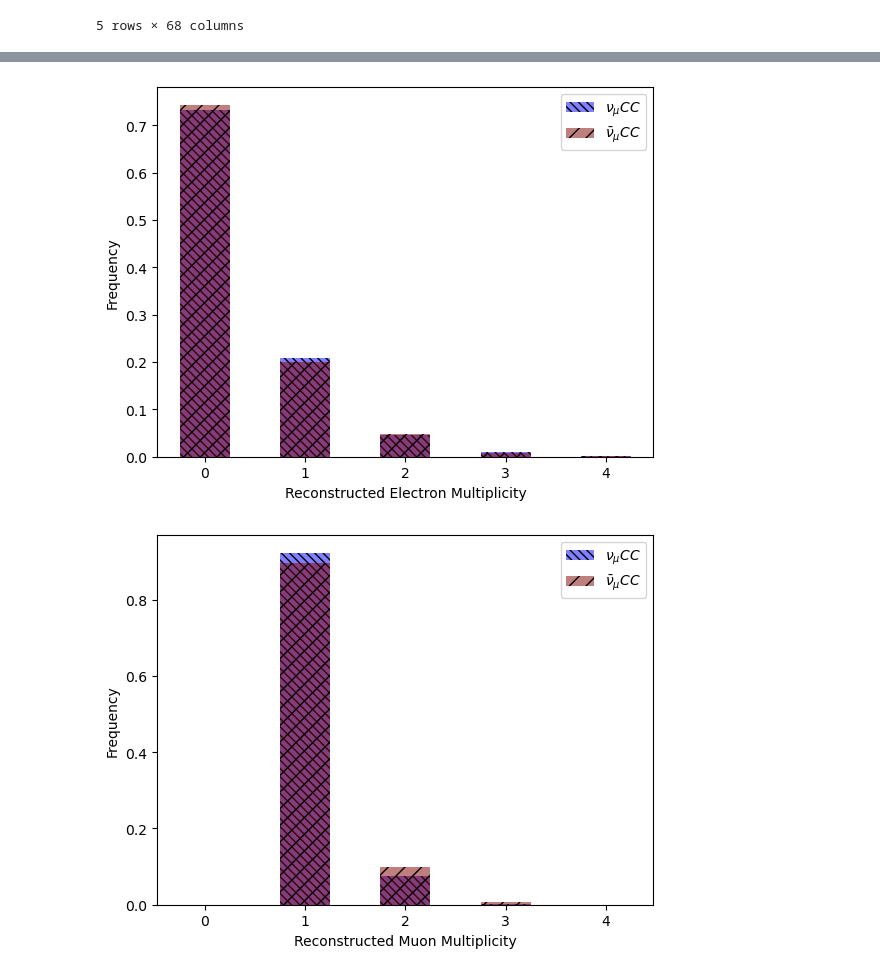
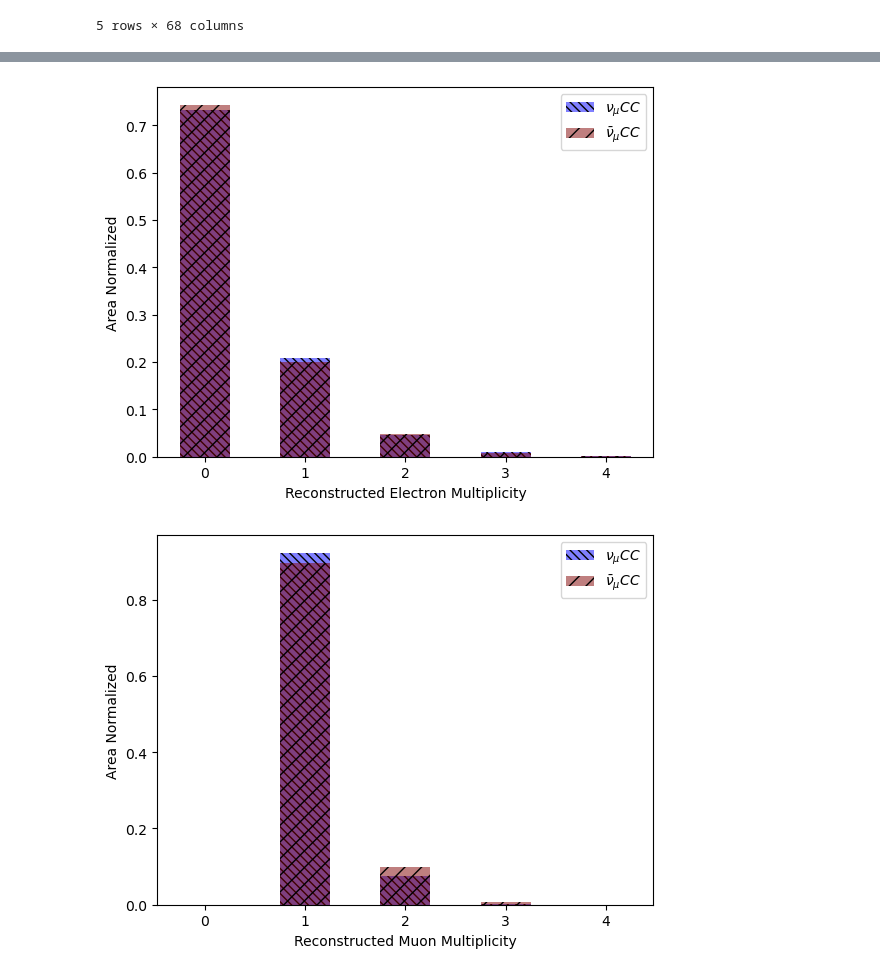
Before and after one commit to wly-wang/nu_mu_xsec, a Jupyter notebook: BDT.ipynb, the cells around one changed output, grey strips where cells are left out. Cells and saved outputs as stored; diff of their text form; code cells hidden in the pictures.

```diff
--- a/BDT.ipynb
+++ b/BDT.ipynb
@@ -408,21 +407,21 @@ plt.show()
 # %%
 plt.hist(df_numucc['Num_Electron'], 5, (0,5), density=True, label=r'$\nu_{\mu}CC$', align='left', rwidth=0.5, alpha=.5, color='blue', hatch='\\\\\\\\')
 plt.hist(df_numubar['Num_Electron'], 5, (0,5), density=True, label= r'$\bar{\nu}_{\mu}CC$', align='left', rwidth=0.5, alpha=.5, color='maroon', hatch='//')
 plt.xlabel("Reconstructed Electron Multiplicity")
-plt.ylabel("Frequency")
+plt.ylabel("Area Normalized")
 plt.legend()
 plt.show()
 # %% [output]
-[figure, old version]
+[figure, new version]
 # %%
 plt.hist(df_numucc['Num_Muon'], 5, (0,5), density=True, label=r'$\nu_{\mu}CC$', align='left', rwidth=0.5, alpha=.5, color='blue', hatch='\\\\\\\\')
 plt.hist(df_numubar['Num_Muon'], 5, (0,5), density=True, label= r'$\bar{\nu}_{\mu}CC$', align='left', rwidth=0.5, alpha=.5, color='maroon', hatch='//')
 plt.xlabel("Reconstructed Muon Multiplicity")
-plt.ylabel("Frequency")
+plt.ylabel("Area Normalized")
 plt.legend()
 plt.show()
 # %% [output]
-[figure, old version]
+[figure, new version]
 # %%
 plt.hist(df_numucc['Num_Neutron'], 5, (0,5), density=True, label=r'$\nu_{\mu}CC$', align='left', rwidth=0.5, alpha=.5, color='blue', hatch='\\\\\\\\')
 plt.hist(df_numubar['Num_Neutron'], 5, (0,5), density=True, label= r'$\bar{\nu}_{\mu}CC$', align='left', rwidth=0.5, alpha=.5, color='maroon', hatch='//')
```
Also changed, not shown: parts of 12 cells of this notebook.
